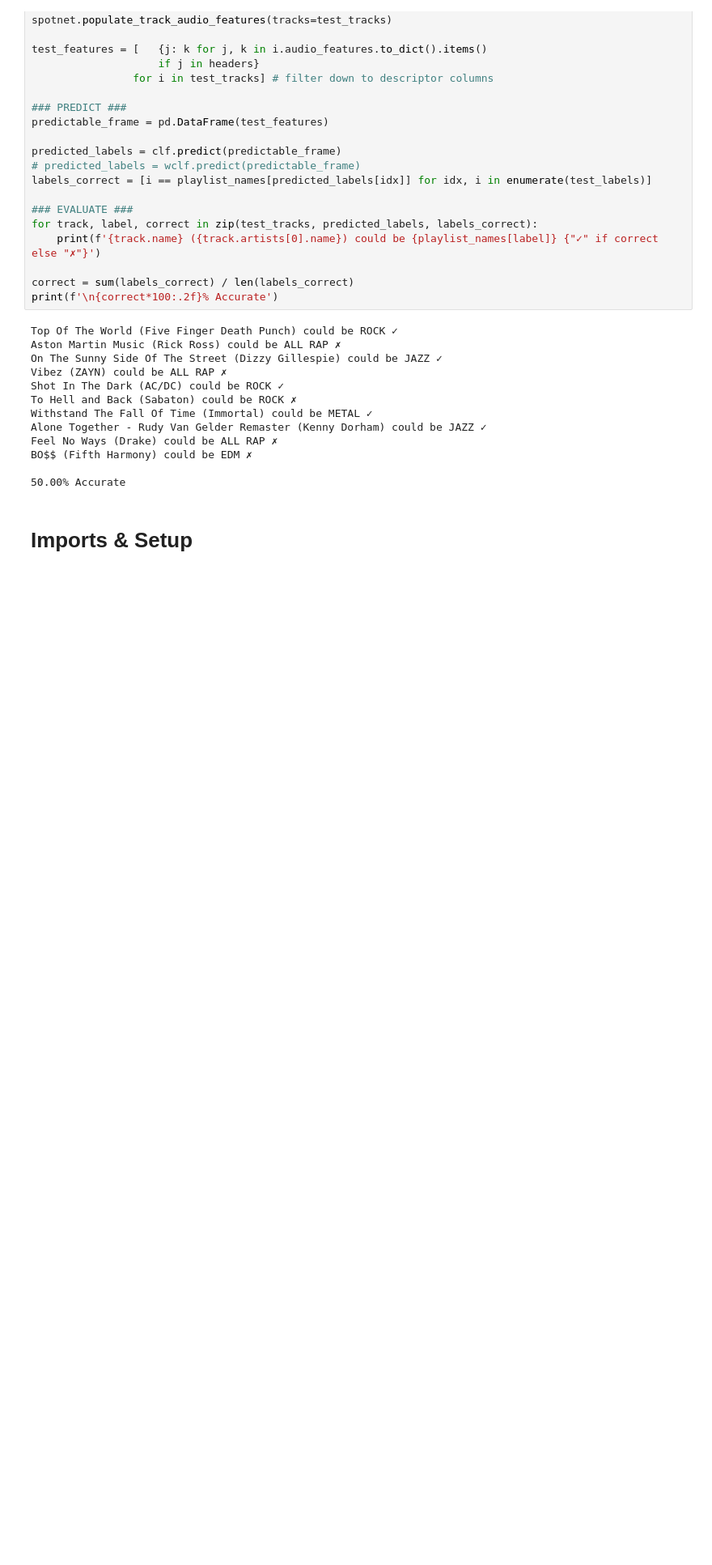
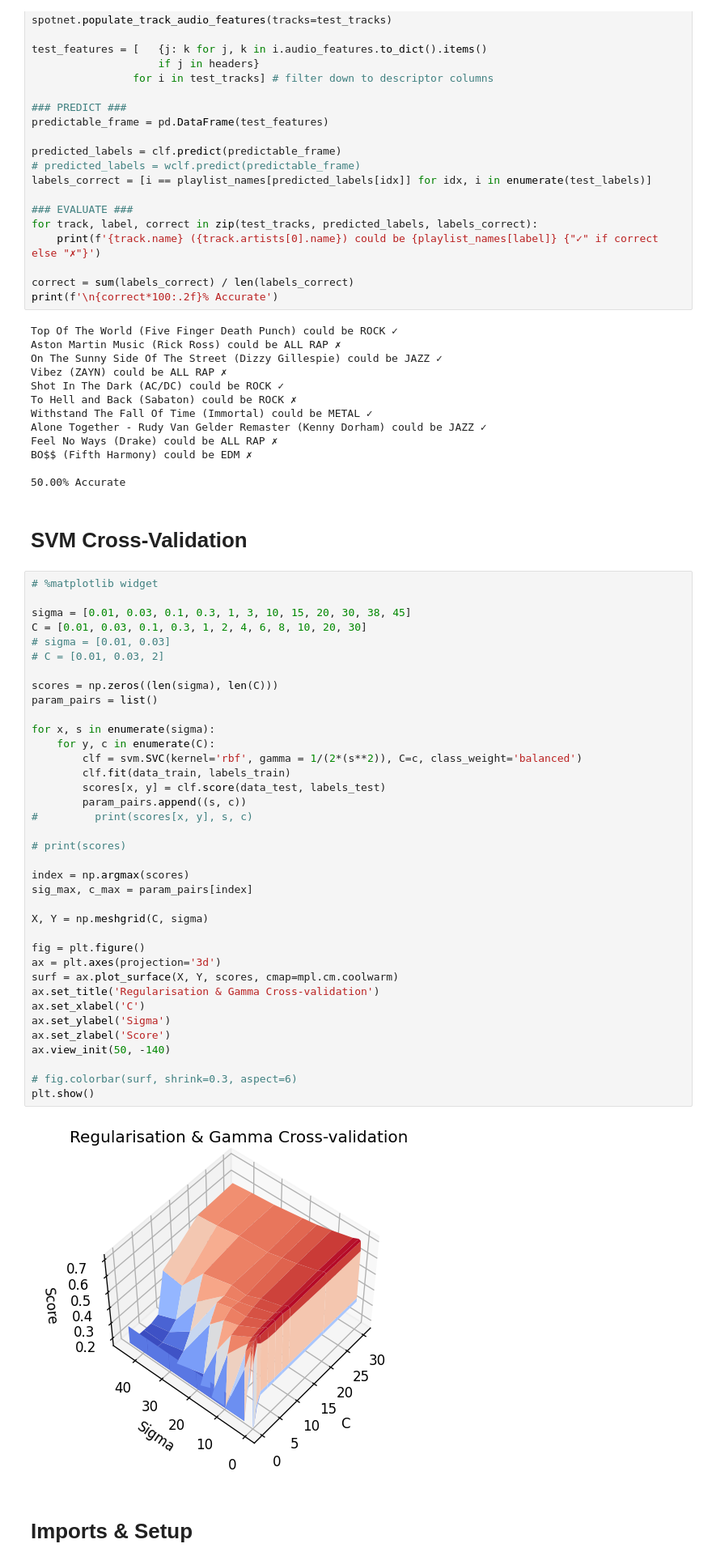
Before and after one commit to Sarsoo/listening-analysis, a Jupyter notebook: playlist-classifier.ipynb, the cells around one changed output. Shown: that part at 81% size. Drawn from its saved outputs; the diff is of its cells as text; blank space fills up the shorter version.

Commit message:
added sigma, C  SVM cross validation

```diff
--- a/playlist-classifier.ipynb
+++ b/playlist-classifier.ipynb
@@ -185,6 +185,47 @@ Feel No Ways (Drake) could be ALL RAP ✗
 BO$$ (Fifth Harmony) could be EDM ✗
 
 50.00% Accurate
+# %% [markdown]
+# SVM Cross-Validation
+# %%
+# %matplotlib widget
+
+sigma = [0.01, 0.03, 0.1, 0.3, 1, 3, 10, 15, 20, 30, 38, 45]
+C = [0.01, 0.03, 0.1, 0.3, 1, 2, 4, 6, 8, 10, 20, 30]
+# sigma = [0.01, 0.03]
+# C = [0.01, 0.03, 2]
+
+scores = np.zeros((len(sigma), len(C)))
+param_pairs = list()
+
+for x, s in enumerate(sigma):
+    for y, c in enumerate(C):
+        clf = svm.SVC(kernel='rbf', gamma = 1/(2*(s**2)), C=c, class_weight='balanced')
+        clf.fit(data_train, labels_train)
+        scores[x, y] = clf.score(data_test, labels_test)
+        param_pairs.append((s, c))
+#         print(scores[x, y], s, c)
+
+# print(scores)
+
+index = np.argmax(scores)
+sig_max, c_max = param_pairs[index]
+
+X, Y = np.meshgrid(C, sigma)
+
+fig = plt.figure()
+ax = plt.axes(projection='3d')
+surf = ax.plot_surface(X, Y, scores, cmap=mpl.cm.coolwarm)
+ax.set_title('Regularisation & Gamma Cross-validation')
+ax.set_xlabel('C')
+ax.set_ylabel('Sigma')
+ax.set_zlabel('Score')
+ax.view_init(50, -140)
+
+# fig.colorbar(surf, shrink=0.3, aspect=6)
+plt.show()
+# %% [output]
+[figure, added]
 # %% [markdown]
 # Imports & Setup
 # %%
```
Also changed, not shown: parts of 1 cell of this notebook, 2 other files.
